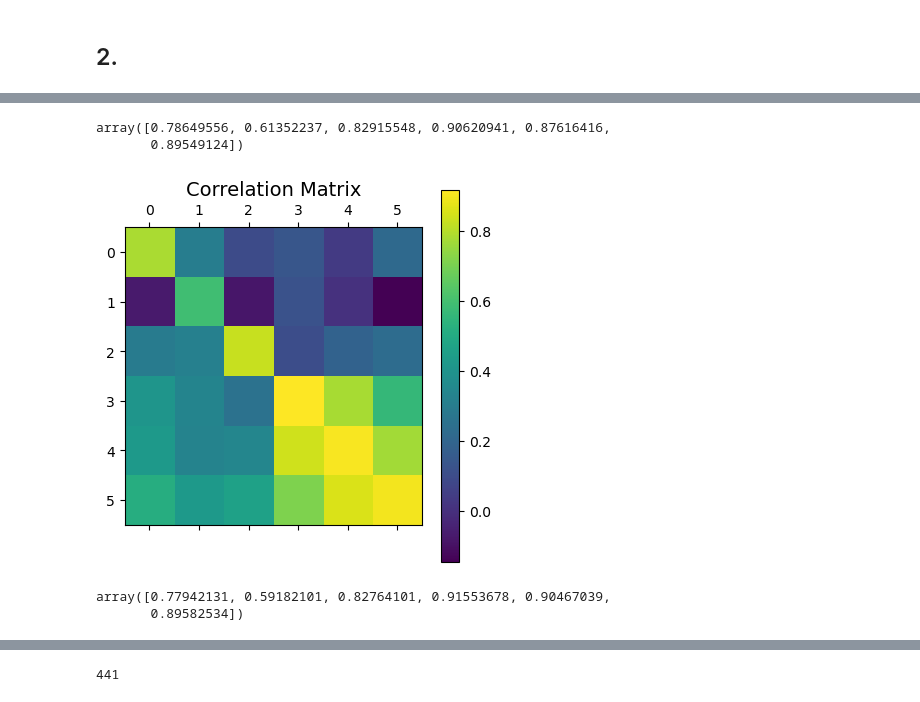
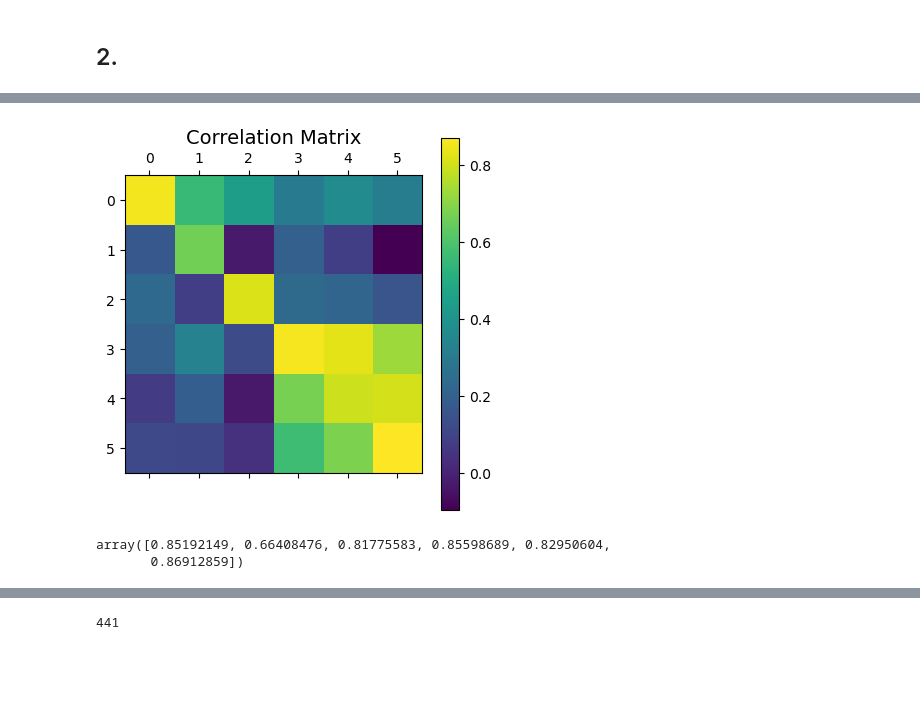
Before and after one commit to CharlesMHuang/Assignment-1-Legit, a Jupyter notebook: Assignment 1 Code.ipynb, the cells around one changed output, grey strips where cells are left out. Drawn from its saved outputs; the diff is of its cells as text; code cells hidden in the pictures; blank space fills up the shorter version.

```diff
--- a/Assignment 1 Code.ipynb
+++ b/Assignment 1 Code.ipynb
@@ -341,0 +379,9 @@ array([[ 0.28999087, -0.00440913,  0.00316248, ...,  0.11014434,
+# %%
+import random
+hundred_random_numbers = random.sample(range(441), 100)
+plt.figure(figsize = (6.4*2, 4.8*2))
+
+for i in range(100):
+    plt.plot(X[:, hundred_random_numbers[i]], linewidth = 0.2)
+
+plt.show()
@@ -439,6 +476,4 @@ V = 441
 lambda_estim = 0.1 * V
 
 A_RR = np.absolute(np.linalg.inv(np.transpose(TC).dot(TC) + lambda_estim * np.identity(L)).dot(np.transpose(TC)).dot(X))
-D_RR = X.dot(np.transpose(A_RR))
-
-A_RR
+D_RR = create_D(X, A_RR)
@@ -524,28 +513,19 @@ array([0.78649556, 0.61352237, 0.82915548, 0.90620941, 0.87616416,
-# %%
-maximum_abs_corr_vector_LSR = corr_data.max(axis=1)
-maximum_abs_corr_vector_LSR
-# %% [output]
-array([0.78649556, 0.61352237, 0.82915548, 0.90620941, 0.87616416,
-       0.89549124])
 # %%
 corr_data = np.corrcoef(np.transpose(TC), np.transpose(D_RR))[0:6, 6:12]
 corr_data
 
 plt.matshow(corr_data)
 cb = plt.colorbar()
 cb.ax.tick_params()
 plt.title('Correlation Matrix', fontsize=14)
 plt.show()
 
 maximum_abs_corr_vector_RR = corr_data.max(axis=0)
 maximum_abs_corr_vector_RR
-
-maximum_abs_corr_vector_RR = corr_data.max(axis=1)
-maximum_abs_corr_vector_RR
 # %% [output]
-[figure, old version]
+[figure, new version]
-array([0.77942131, 0.59182101, 0.82764101, 0.91553678, 0.90467039,
-       0.89582534])
+array([0.85192149, 0.66408476, 0.81775583, 0.85598689, 0.82950604,
+       0.86912859])
 # %%
 print(sum(maximum_abs_corr_vector_RR), sum(maximum_abs_corr_vector_LSR))
 # %% [output]
```
Also changed, not shown: parts of 108 cells of this notebook, 20 other files.
